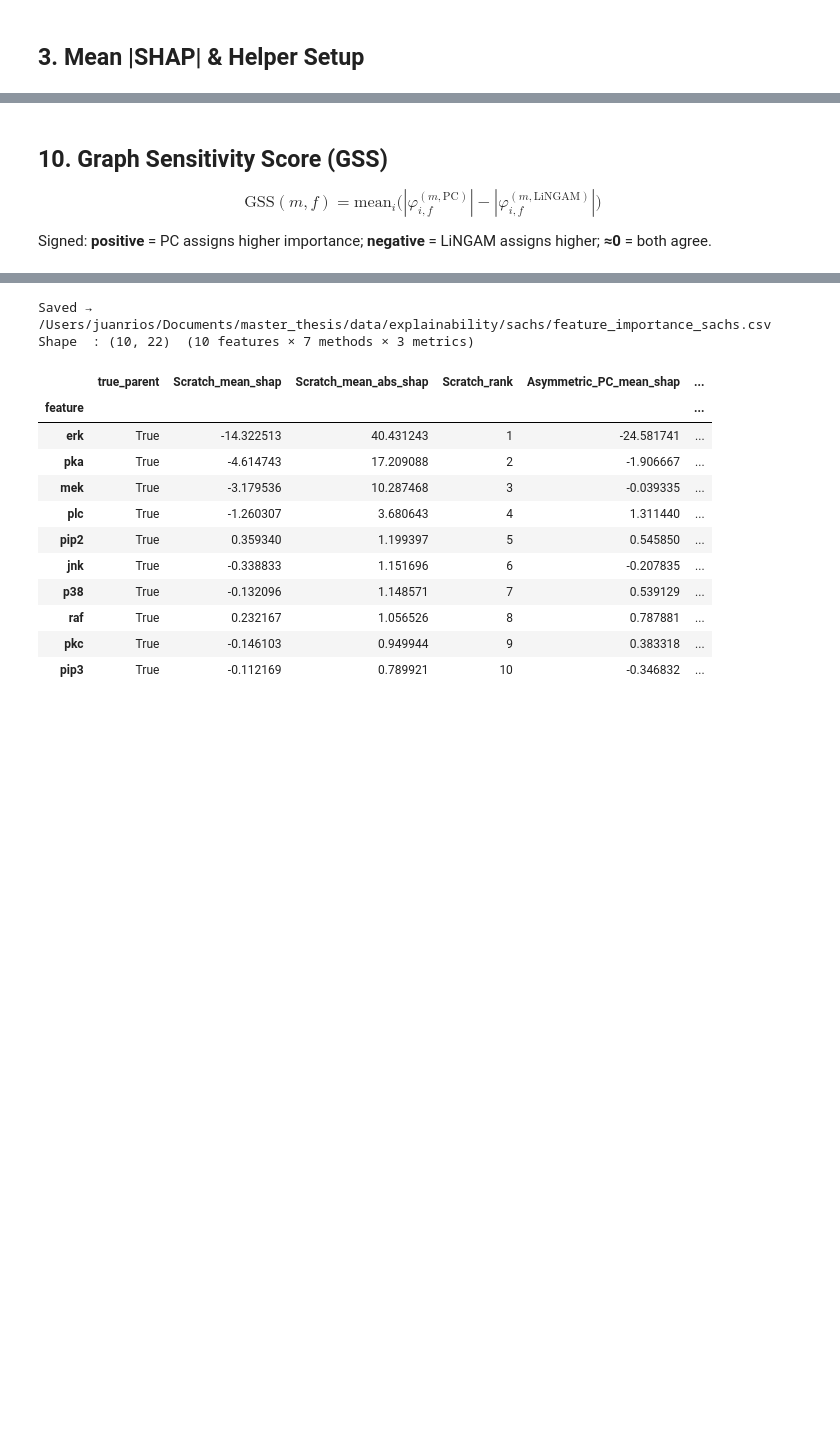
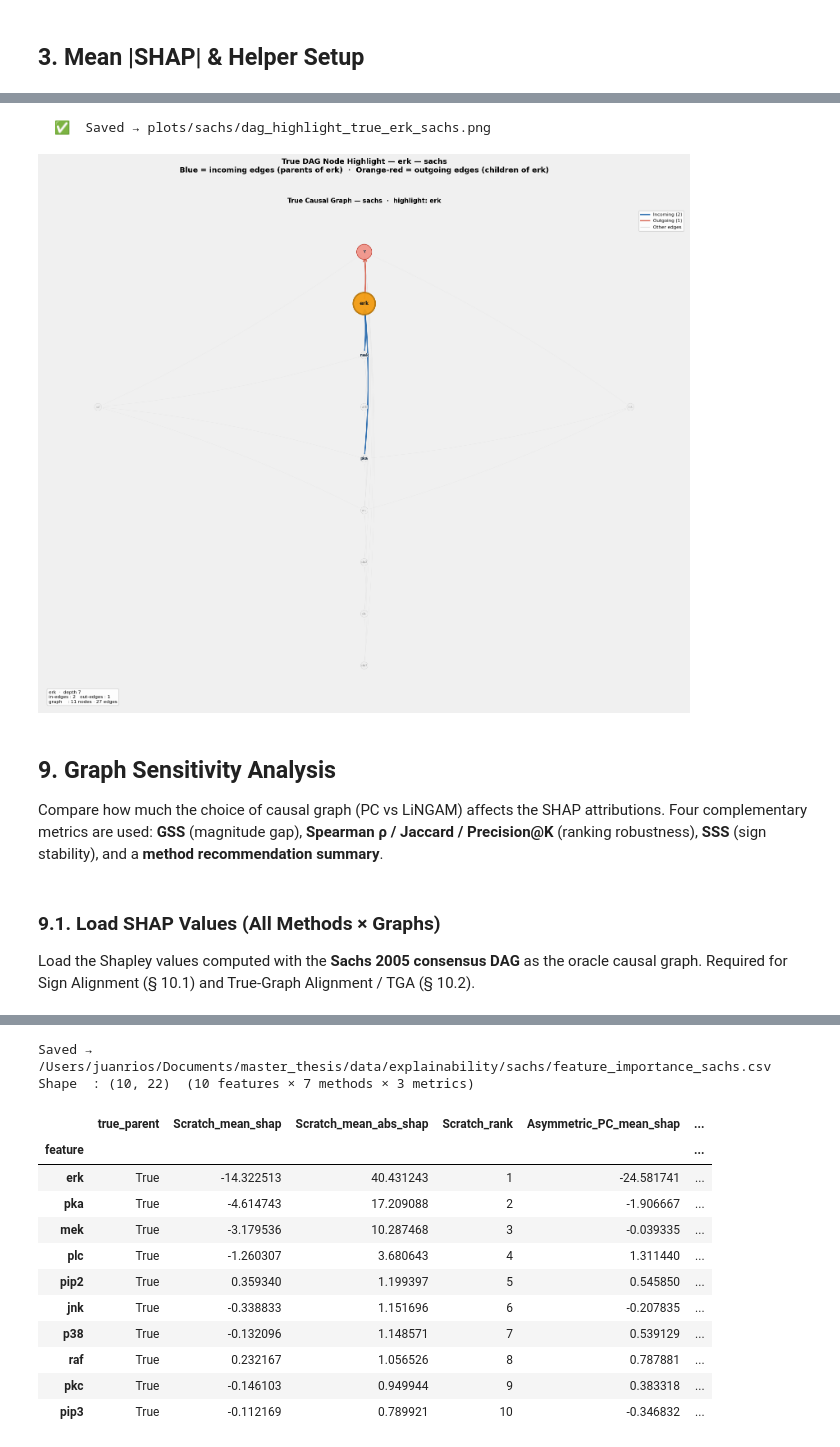
Before and after one commit to juanriosg12/master_thesis, a Jupyter notebook: notebooks/real_data_analysis.ipynb, the cells around one changed output, grey strips where cells are left out. Saved outputs shown, nothing was run; the diff lists cells and outputs as text; code cells hidden in the pictures; blank space fills up the shorter version.

Commit message:
add latest analysis framework

```diff
--- a/notebooks/real_data_analysis.ipynb
+++ b/notebooks/real_data_analysis.ipynb
@@ -51,6 +51,26 @@ from analysis_utils import (
     edge_recovery, flow_graph_stats,
     build_dag_graph, make_dag_pos, draw_dag, draw_dag_highlight, PROX_PALETTE,
     make_shap_scatter_figure, make_instance_shap_figure,
+    plot_shap_scatter_pc_vs_lingam, plot_instance_shap_pc_vs_lingam,
+    # ── stand-alone plot functions ──────────────────────────────────────────
+    plot_feature_importance_bar,
+    plot_dag_comparison,
+    plot_true_dag,
+    plot_dag_highlight,
+    plot_dag_highlight_true,
+    plot_gss_heatmap,
+    plot_gss_delta_box,
+    plot_spearman_heatmap,
+    plot_jaccard_bar,
+    plot_parent_precision_bar,
+    plot_sss_heatmap,
+    plot_sss_bar,
+    plot_sign_alignment_heatmap,
+    plot_sign_alignment_bar,
+    plot_tga_heatmap,
+    plot_tga_bar,
+    plot_summary_table,
+    plot_adjacency_comparison,
 )
 
 # ── Dataset / paths ───────────────────────────────────────────────────────────
@@ -66,6 +86,11 @@ CAUSAL_DIR         = BASE_DIR / 'data' / 'causal'
 PROCESSED_DIR      = BASE_DIR / 'data' / 'processed'
 SYNTHETIC_DIR      = BASE_DIR / 'data' / 'synthetic'
 
+# ── Plots output folder ───────────────────────────────────────────────────────
+PLOTS_DIR = Path('plots') / DATASET
+PLOTS_DIR.mkdir(parents=True, exist_ok=True)
+print(f'Plots will be saved to: {PLOTS_DIR.resolve()}')
+
 # ── Consistent colour scheme ──────────────────────────────────────────────────
 METHOD_COLORS = {
     'Scratch':     '#636363',
@@ -74,6 +99,11 @@ METHOD_COLORS = {
     'ShapleyFlow': '#d01c8b',
 }
 
+# ── Global method / graph lists used across sections 9–11 ────────────────────
+BASE_METHODS = ['Asymmetric', 'Causal', 'Flow']
+DISC_GRAPHS  = ['PC', 'LiNGAM']
+K_VALUES     = [3, 5, 10]   # only 10 features total
+
 print(f'Dataset : {DATASET}')
 print(f'Model   : {MODEL}')
 print(f'Top N   : {N_TOP_FEATURES}')
@@ -552,0 +357,8 @@ plot_dag_highlight_true('erk')
+# %%
+HIGHLIGHT_FEATURE = 'erk'   # also used as the feature to inspect below
+
+fig_inst = plot_instance_shap_pc_vs_lingam(
+    shap_data, feature_names, scratch_rank, top_features, instance_idx,
+    pc_edges, lingam_edges, DATASET, N_TOP_FEATURES,
+    features=[HIGHLIGHT_FEATURE],
+)
@@ -553,6 +376,19 @@ plot_dag_highlight_true('erk')
+# %%
+fig_highlight_true = plot_dag_highlight_true(
+    G_true, pos_true, td_true, src_true, y_true, ml_true,
+    HIGHLIGHT_FEATURE, true_names, DATASET,
+    save_dir=PLOTS_DIR,
+)
+# %% [output]
+  ✅  Saved → plots/sachs/dag_highlight_true_erk_sachs.png
+[figure, added]
 # %% [markdown]
-## 10. Graph Sensitivity Score (GSS)
+## 9. Graph Sensitivity Analysis
 
-$$\text{GSS}(m,f) = \text{mean}_i\bigl(|\varphi^{(m,\text{PC})}_{i,f}| - |\varphi^{(m,\text{LiNGAM})}_{i,f}|\bigr)$$
-
-Signed: **positive** = PC assigns higher importance; **negative** = LiNGAM assigns higher; **≈0** = both agree.
+Compare how much the choice of causal graph (PC vs LiNGAM) affects the SHAP attributions.
+Four complementary metrics are used: **GSS** (magnitude gap), **Spearman ρ / Jaccard / Precision@K** (ranking robustness), **SSS** (sign stability), and a **method recommendation summary**.
+# %% [markdown]
+### 9.1. Load SHAP Values (All Methods × Graphs)
+
+Load the Shapley values computed with the **Sachs 2005 consensus DAG** as the oracle causal graph.
+Required for Sign Alignment (§ 10.1) and True-Graph Alignment / TGA (§ 10.2).
```
Also changed, not shown: parts of 48 cells of this notebook, 45 other files.
